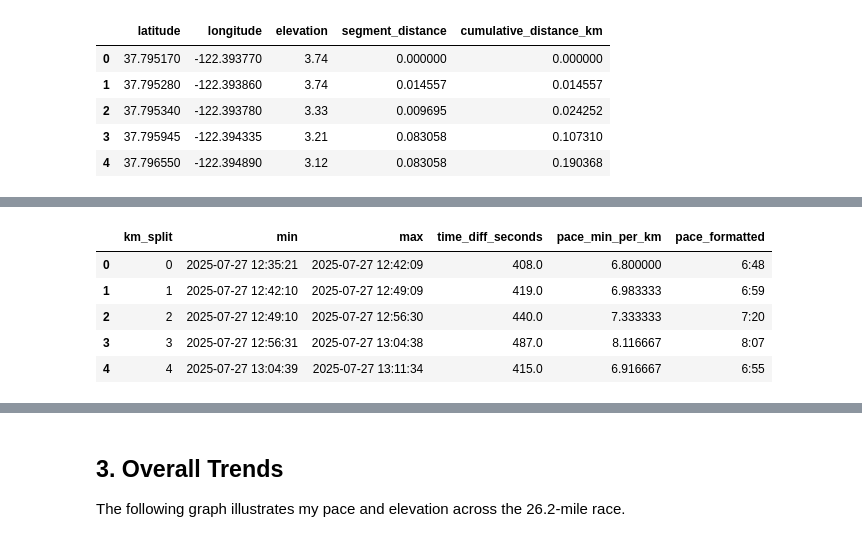
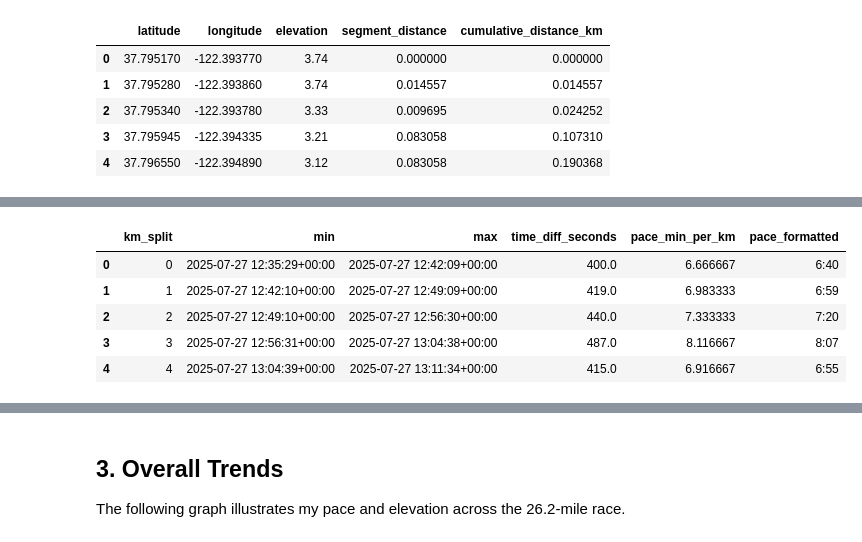
Before and after one commit to SuiseiNakagawa/marathon_data_analysis, a Jupyter notebook: notebooks/marathon_analysis.ipynb, the cells around one changed output, grey strips where cells are left out. Cells and saved outputs as stored; diff of their text form; code cells hidden in the pictures.

Commit message:
compute rolling avg pace

```diff
--- a/notebooks/marathon_analysis.ipynb
+++ b/notebooks/marathon_analysis.ipynb
@@ -178,0 +199,8 @@ aid_stations_df.head()
+# %%
+# Remove trackpoints recorded before the race started
+tcx_df['time'] = pd.to_datetime(tcx_df['time']).dt.tz_localize('UTC')
+official_start = pd.to_datetime("2025-07-27 05:35:29").tz_localize("America/Los_Angeles").tz_convert('UTC')
+tcx_df = tcx_df[tcx_df['time'] >= official_start].copy()
+tcx_df.reset_index(drop=True, inplace=True)
+
+tcx_df.head()
@@ -298,26 +392,25 @@ fig.show()
 # %%
 # Create km splits and calculate pace per kilometer
 tcx_df['km_split'] = tcx_df['distance_km'].astype(int)
 tcx_df['time'] = pd.to_datetime(tcx_df['time'])
 
-def format_pace_value(pace):
-    if pace is None or np.isnan(pace):
-        return None
-    minutes = int(pace)
-    seconds = int(round((pace - minutes) * 60))
-    return f"{minutes}:{seconds:02d}"
+# For each point, calculate pace over previous 1km
+for i in range(len(dist_m)):
+    # Find the distance 1km back from current point
+    target_dist = dist_m[i] - window_m
 
-# Aggregate by km and calculate pace from time differences
-splits = tcx_df.groupby('km_split')['time'].agg(['min', 'max']).reset_index()
-splits['time_diff_seconds'] = (splits['max'] - splits['min']).dt.total_seconds()
-splits['pace_min_per_km'] = splits['time_diff_seconds'] / 60.0
-splits['pace_formatted'] = splits['pace_min_per_km'].apply(format_pace_value)
+    # Find the closest point at or before target distance
+    start_idx = np.searchsorted(dist_m, target_dist, side='right') - 1    start_idx = max(0, start_idx)  # Ensure we don't go below 0        # Calculate pace if we have sufficient distance    dt = time_s[i] - time_s[start_idx]    dx_km = (dist_m[i] - dist_m[start_idx]) / 1000
 
-splits.head()
+    if dx_km > 0.1:  # Only calculate if we have at least 100m
+        pace_1km[i] = (dt / 60) / dx_km
+
+# Assign back to DataFrame
+tcx_df['pace_1km'] = pace_1km
 # %% [output]
 |  | km_split | min | max | time_diff_seconds | pace_min_per_km | pace_formatted |
-| 0 | 0 | 2025-07-27 12:35:21 | 2025-07-27 12:42:09 | 408.0 | 6.800000 | 6:48 |
-| 1 | 1 | 2025-07-27 12:42:10 | 2025-07-27 12:49:09 | 419.0 | 6.983333 | 6:59 |
-| 2 | 2 | 2025-07-27 12:49:10 | 2025-07-27 12:56:30 | 440.0 | 7.333333 | 7:20 |
-| 3 | 3 | 2025-07-27 12:56:31 | 2025-07-27 13:04:38 | 487.0 | 8.116667 | 8:07 |
-| 4 | 4 | 2025-07-27 13:04:39 | 2025-07-27 13:11:34 | 415.0 | 6.916667 | 6:55 |
+| 0 | 0 | 2025-07-27 12:35:29+00:00 | 2025-07-27 12:42:09+00:00 | 400.0 | 6.666667 | 6:40 |
+| 1 | 1 | 2025-07-27 12:42:10+00:00 | 2025-07-27 12:49:09+00:00 | 419.0 | 6.983333 | 6:59 |
+| 2 | 2 | 2025-07-27 12:49:10+00:00 | 2025-07-27 12:56:30+00:00 | 440.0 | 7.333333 | 7:20 |
+| 3 | 3 | 2025-07-27 12:56:31+00:00 | 2025-07-27 13:04:38+00:00 | 487.0 | 8.116667 | 8:07 |
+| 4 | 4 | 2025-07-27 13:04:39+00:00 | 2025-07-27 13:11:34+00:00 | 415.0 | 6.916667 | 6:55 |
```
Also changed, not shown: parts of 9 cells of this notebook.
